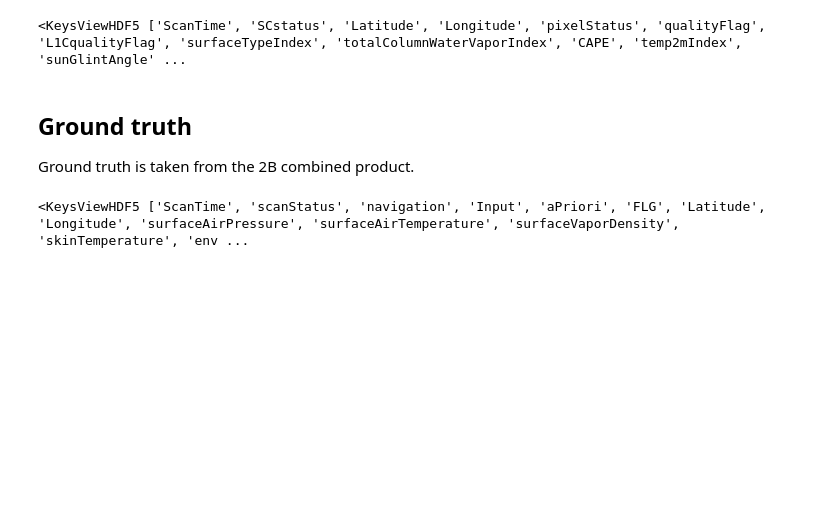
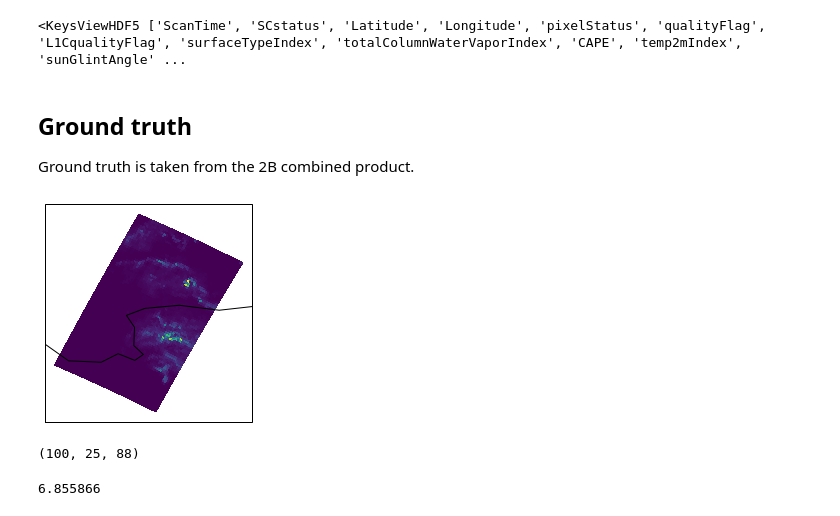
Before and after one commit to Arcane561/cloud_colocations, a Jupyter notebook: notebooks/data/gpm.ipynb, the cells around one changed output. Drawn from its saved outputs; the diff is of its cells as text; code cells hidden in the pictures; blank space fills up the shorter version.

```diff
--- a/notebooks/data/gpm.ipynb
+++ b/notebooks/data/gpm.ipynb
@@ -77,10 +77,47 @@ cw = f["S1"]['totalColumnWaterVaporIndex'][:]
 ## Ground truth
 
 Ground truth is taken from the 2B combined product.
-# %%
-f = gpm_2b_cmb.get_file_by_date(t)
-f = gpm_2b_cmb.download_file(f)
-f = h5py.File(f, "r")
-f["MS"].keys()
-# %% [output]
-<KeysViewHDF5 ['ScanTime', 'scanStatus', 'navigation', 'Input', 'aPriori', 'FLG', 'Latitude', 'Longitude', 'surfaceAirPressure', 'surfaceAirTemperature', 'surfaceVaporDensity', 'skinTemperature', 'env ...
+# %%
+f = gpm_2b_cmb.get_file_by_date(t)
+f = gpm_2b_cmb.download_file(f)
+f = h5py.File(f, "r")
+f["MS"].keys()
+
+st_h = f["MS"]["ScanTime"]["Hour"][:]
+st_m = f["MS"]["ScanTime"]["Minute"][:]
+st_s = f["MS"]["ScanTime"]["Second"][:]
+
+inds = np.where(np.logical_and(st_h == 22,
+                               st_m == 57))[0]
+i_start = inds[0]
+i_end = inds[-1]
+
+pwc = f["NS"]["precipTotWaterCont"][i_start : i_end, :, :]
+lwc = f["NS"]["cloudLiqWaterCont"][i_start : i_end, :, :]
+iwc = f["NS"]["cloudIceWaterCont"][i_start : i_end, :, :]
+sp = f["NS"]["surfPrecipTotRate"][i_start : i_end, :]
+x = f["NS"]["Longitude"][i_start : i_end, :]
+y = f["NS"]["Latitude"][i_start : i_end, :]
+# %%
+from matplotlib.colors import LogNorm
+import cartopy.crs as ccrs
+
+ax = plt.axes(projection=ccrs.PlateCarree())
+ax.pcolormesh(x, y, sp)
+ax.coastlines()
+
+# Save the plot by calling plt.savefig() BEFORE plt.show()
+plt.savefig('coastlines.pdf')
+plt.savefig('coastlines.png')
+
+plt.show()
+# %% [output]
+[figure, added]
+# %%
+pwc.shape
+# %% [output]
+(100, 25, 88)
+# %%
+pwc.max()
+# %% [output]
+6.855866
```
Also changed, not shown: parts of 5 cells of this notebook, 1 other file.
